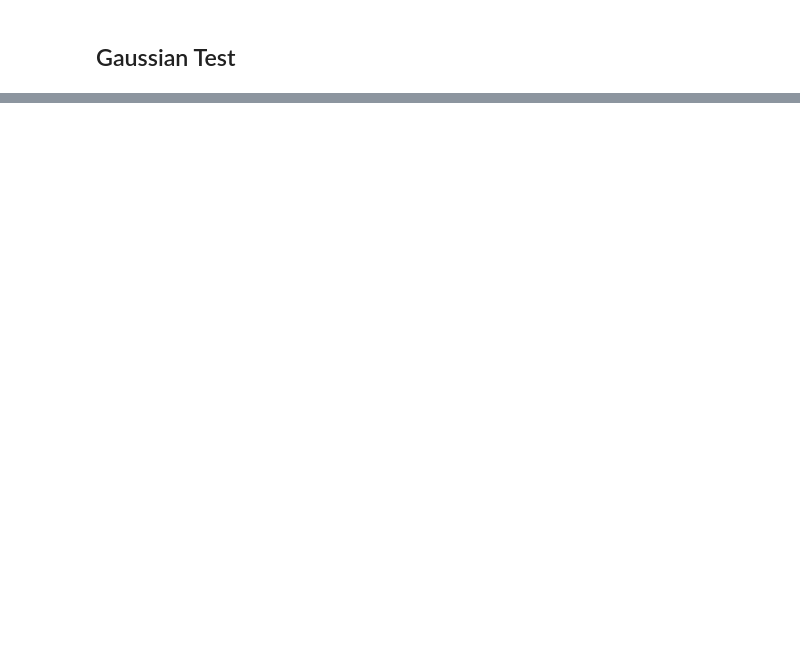
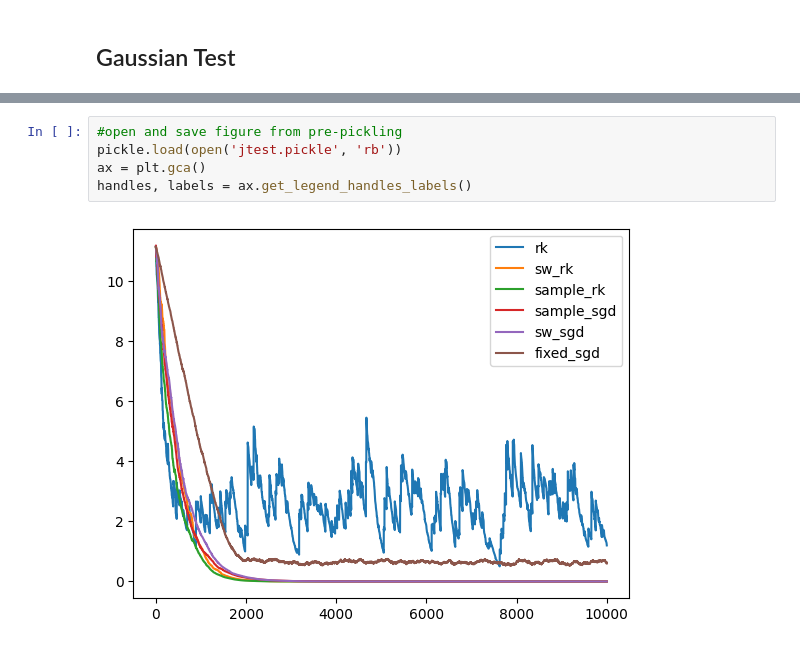
Before and after one commit to wswartworth/median_methods, a Jupyter notebook: experiments/experiments.ipynb, the cells around one changed output, grey strips where cells are left out. Cells and saved outputs as stored; diff of their text form; blank space fills up the shorter version.

```diff
--- a/experiments/experiments.ipynb
+++ b/experiments/experiments.ipynb
@@ -177,0 +175,7 @@ plt.show()
+# %%
+#open and save figure from pre-pickling
+pickle.load(open('jtest.pickle', 'rb'))
+ax = plt.gca()
+handles, labels = ax.get_legend_handles_labels()
+# %% [output]
+[figure, added]
```
Also changed, not shown: parts of 8 cells of this notebook, 31 other files.
